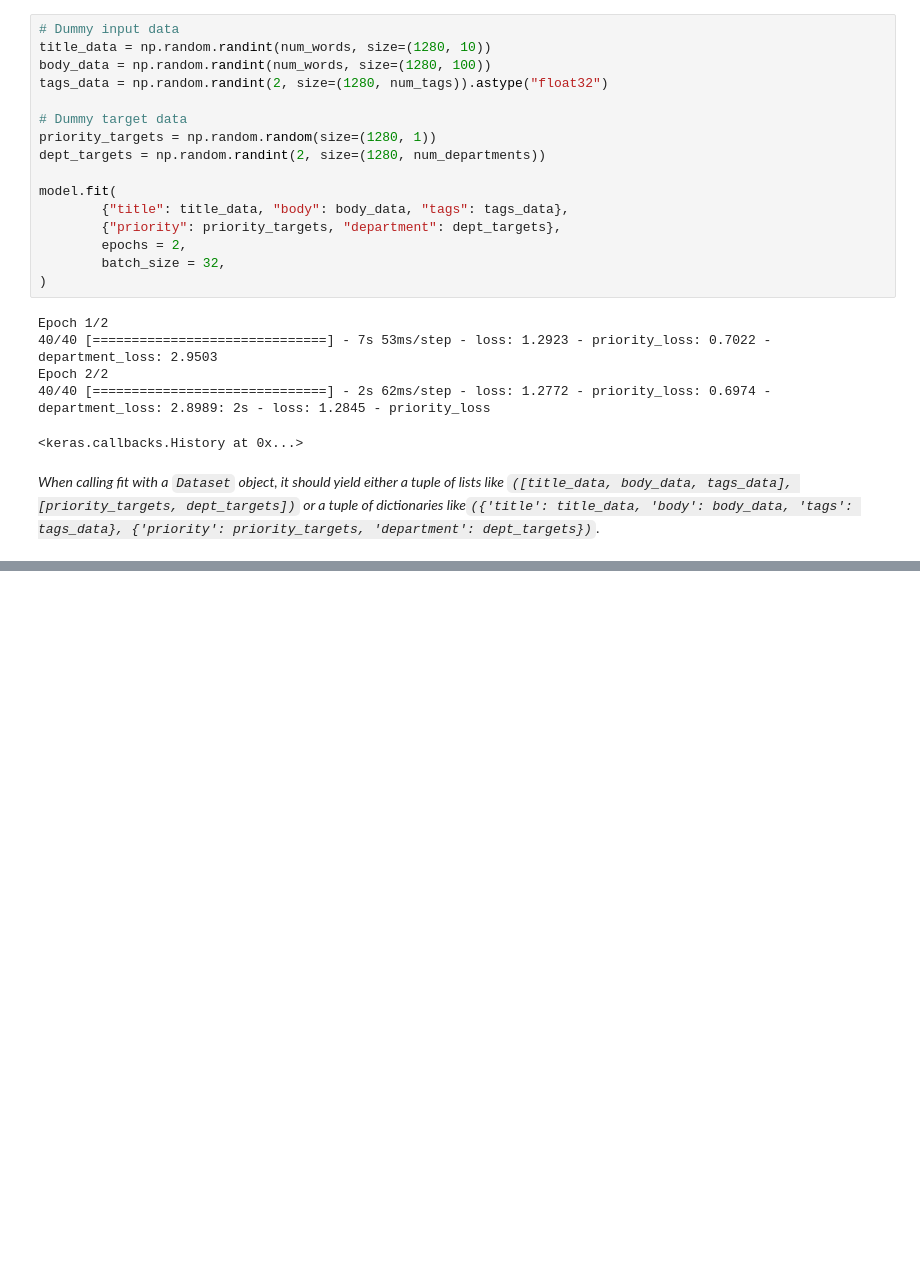
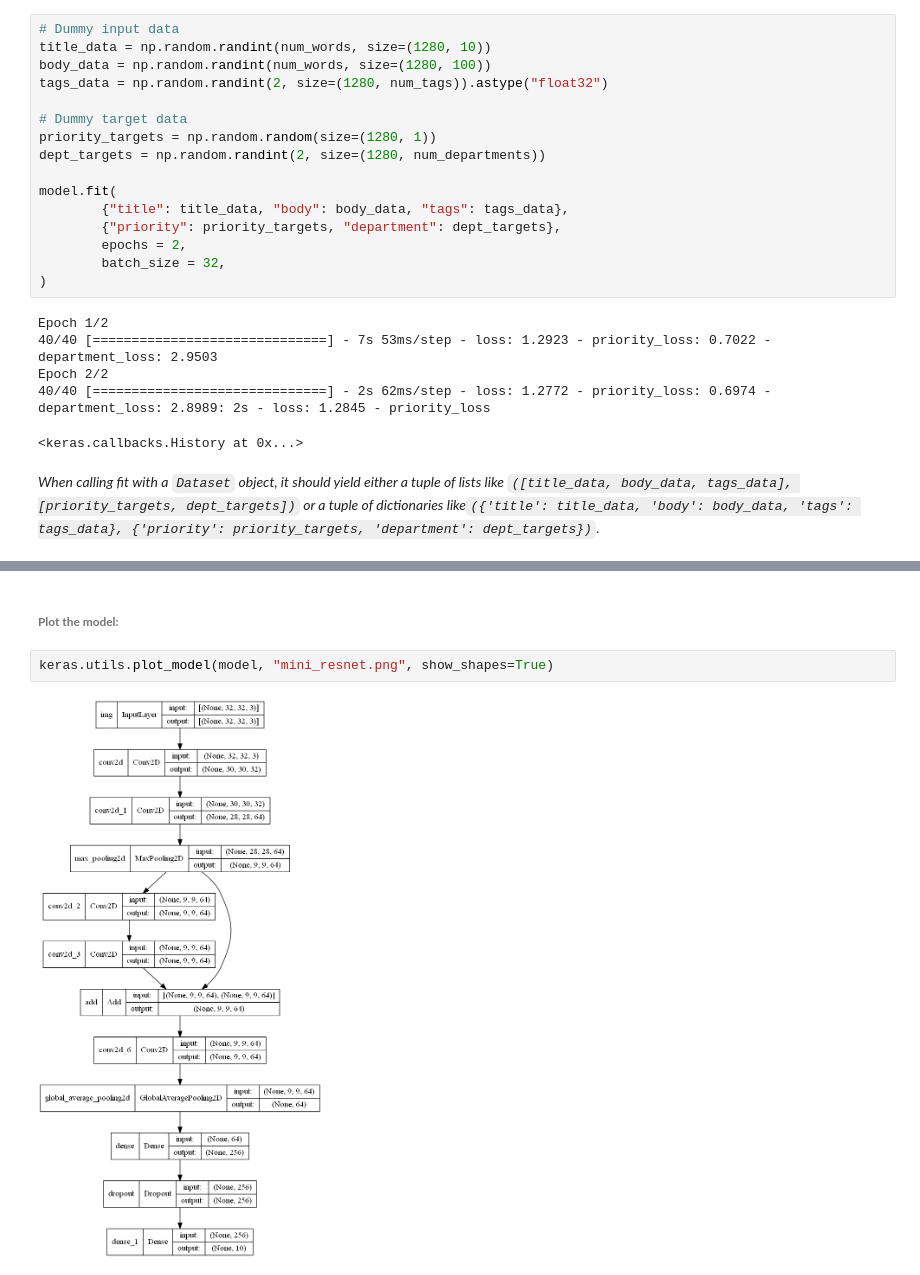
Before and after one commit to abs-sayem/deep_learning, a Jupyter notebook: keras/functional_api/functional_api.ipynb, the cells around one changed output, grey strips where cells are left out. Cells and saved outputs as stored; diff of their text form; blank space fills up the shorter version.

Commit message:
added model summery and plot the model of toy_resnet in both readme anf functional_api file

```diff
--- a/keras/functional_api/functional_api.ipynb
+++ b/keras/functional_api/functional_api.ipynb
@@ -378,0 +397,6 @@ model.summary()
+# %% [markdown]
+###### **Plot the model:**
+# %%
+keras.utils.plot_model(model, "mini_resnet.png", show_shapes=True)
+# %% [output]
+[figure, added]
```
Also changed, not shown: parts of 2 cells of this notebook, 2 other files.
